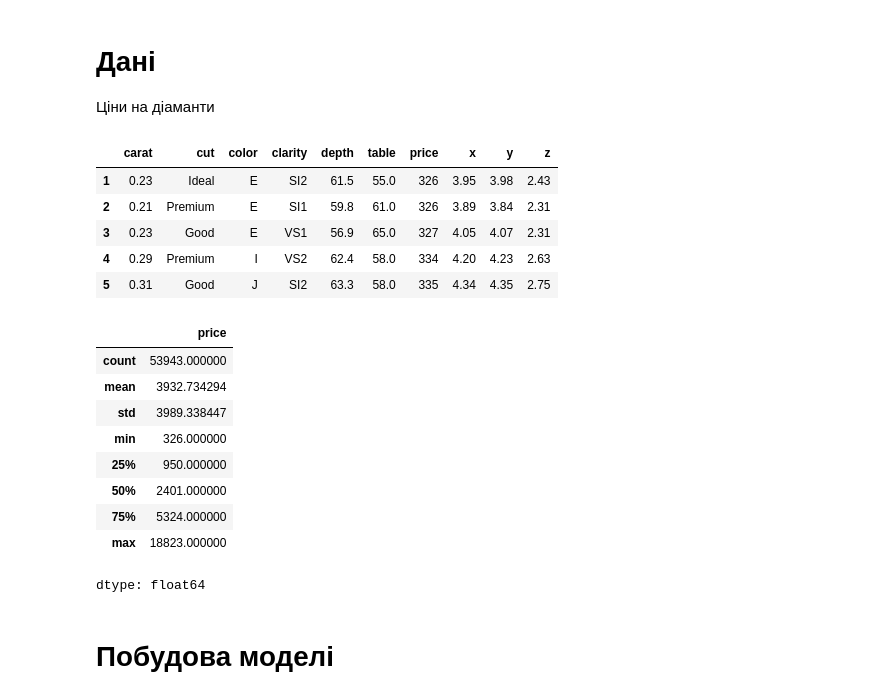
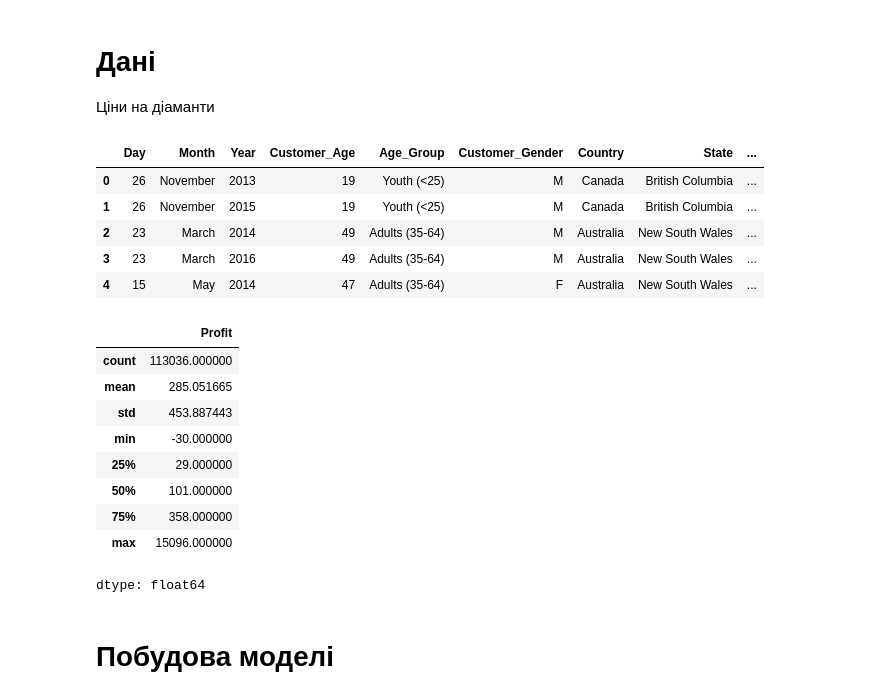
Before and after one commit to HalyshAnton/ITStep-AI, a Jupyter notebook: lightgbm.ipynb, the cells around one changed output. Saved outputs shown, nothing was run; the diff lists cells and outputs as text; code cells hidden in the pictures.

```diff
--- a/lightgbm.ipynb
+++ b/lightgbm.ipynb
@@ -121,30 +262,33 @@ import matplotlib.pyplot as plt
 from sklearn import model_selection, metrics
 import lightgbm as lgb
 # %%
-df = pd.read_csv("https://raw.githubusercontent.com/HalyshAnton/IT-Step-Pyton-AI/main/module3/data/diamonds2.csv",
-                 index_col=0
-                 )
+df = pd.read_csv(
+    'https://raw.githubusercontent.com/HalyshAnton/IT-Step-Pyton-AI/main/module2/data/bike_sales.csv',
+    index_col = "Unnamed: 0",
+    parse_dates=['Date'])
+
+df.drop(columns=["Date"], inplace=True)
 # %%
 df.head()
 # %% [output]
-|  | carat | cut | color | clarity | depth | table | price | x | y | z |
-| 1 | 0.23 | Ideal | E | SI2 | 61.5 | 55.0 | 326 | 3.95 | 3.98 | 2.43 |
-| 2 | 0.21 | Premium | E | SI1 | 59.8 | 61.0 | 326 | 3.89 | 3.84 | 2.31 |
-| 3 | 0.23 | Good | E | VS1 | 56.9 | 65.0 | 327 | 4.05 | 4.07 | 2.31 |
-| 4 | 0.29 | Premium | I | VS2 | 62.4 | 58.0 | 334 | 4.20 | 4.23 | 2.63 |
-| 5 | 0.31 | Good | J | SI2 | 63.3 | 58.0 | 335 | 4.34 | 4.35 | 2.75 |
+|  | Day | Month | Year | Customer_Age | Age_Group | Customer_Gender | Country | State | ... |
+| 0 | 26 | November | 2013 | 19 | Youth (<25) | M | Canada | British Columbia | ... |
+| 1 | 26 | November | 2015 | 19 | Youth (<25) | M | Canada | British Columbia | ... |
+| 2 | 23 | March | 2014 | 49 | Adults (35-64) | M | Australia | New South Wales | ... |
+| 3 | 23 | March | 2016 | 49 | Adults (35-64) | M | Australia | New South Wales | ... |
+| 4 | 15 | May | 2014 | 47 | Adults (35-64) | F | Australia | New South Wales | ... |
 # %%
-df['price'].describe()
+df['Profit'].describe()
 # %% [output]
-|  | price |
-| count | 53943.000000 |
-| mean | 3932.734294 |
-| std | 3989.338447 |
-| min | 326.000000 |
-| 25% | 950.000000 |
-| 50% | 2401.000000 |
-| 75% | 5324.000000 |
-| max | 18823.000000 |
+|  | Profit |
+| count | 113036.000000 |
+| mean | 285.051665 |
+| std | 453.887443 |
+| min | -30.000000 |
+| 25% | 29.000000 |
+| 50% | 101.000000 |
+| 75% | 358.000000 |
+| max | 15096.000000 |
 dtype: float64
 # %% [markdown]
 # Побудова моделі
```
Also changed, not shown: parts of 26 cells of this notebook.
